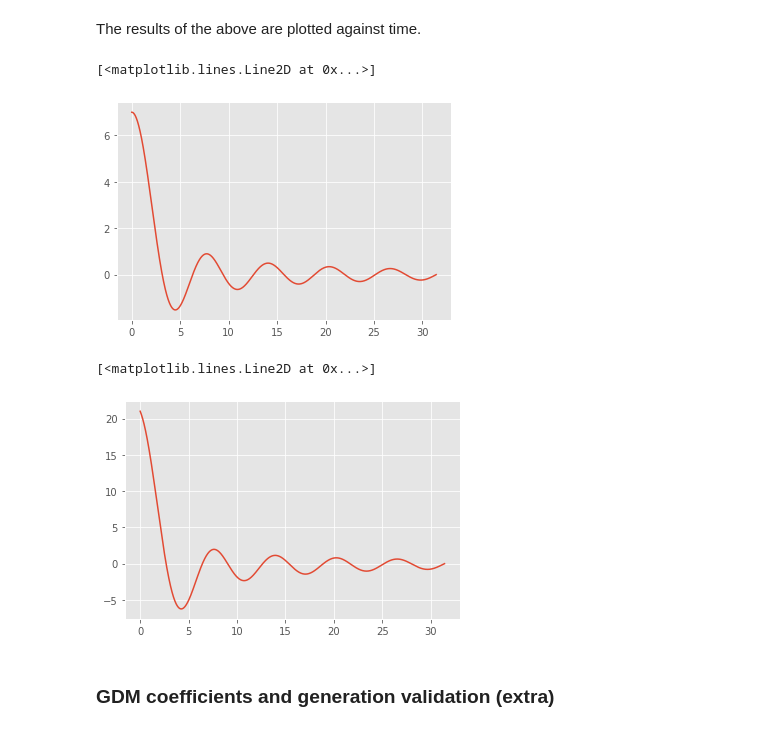
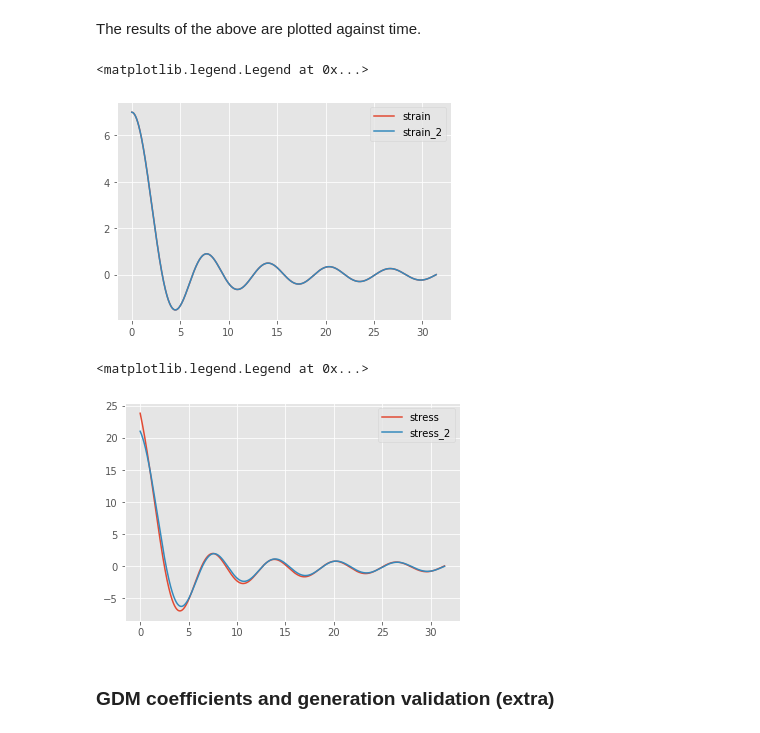
Before and after one commit to AlexB-B/DeePyMoD_torch_AlexVersion, a Jupyter notebook: notebooks/Example - VE - Synthetic Data Generation.ipynb, the cells around one changed output. Cells and saved outputs as stored; diff of their text form; code cells hidden in the pictures.

Commit message:
nb temp change to compare DG for two different models.

```diff
--- a/notebooks/Example - VE - Synthetic Data Generation.ipynb
+++ b/notebooks/Example - VE - Synthetic Data Generation.ipynb
@@ -47,0 +42,7 @@ eta = [15, 2.5]
+# %%
+input_type = 'Strain'
+mech_model = 'GMM'
+
+E = [0.61, 1.18, 1.61, 10**-30]
+eta = [1.59, 17.88, 10**-20]
+sum(E)
@@ -88,21 +108,32 @@ time_array = np.linspace(10**-10, 10*np.pi/omega, 5000).reshape(-1, 1)
 # %% [markdown]
 Here the response is calculated, as well as the manipulation evaluated at each given time point. The manipulation array is calculated by simply supplying teh time points to the manipulation expressions, whereas the response array is obtained the much more complex method involving Boltzmann superposition integrals which incorporate the model and manipulation description within the mathematics. The evaluated manipulation is not used in the major narrative, but is used for plotting and analysis. The shape of both arrays returned will match the time array, so will be column vectors also.
 # %%
-manipulation_array = input_expr(time_array)
-response_array = VE_datagen.calculate_strain_stress(input_type, time_array, input_expr, d_input_expr, E, eta)
-strain_array, stress_array = (manipulation_array, response_array) if input_type == 'Strain' else (response_array, manipulation_array)
+manipulation_array_1 = input_expr(time_array)
+response_array_1 = VE_datagen.calculate_strain_stress(input_type, time_array, input_expr, d_input_expr, E, eta)
+strain_array_1, stress_array_1 = (manipulation_array_1, response_array_1) if input_type == 'Strain' else (response_array_1, manipulation_array_1)
+# %%
+E = [1, 1, 1]
+eta = [2.5, 15]
+
+manipulation_array_2 = input_expr(time_array)
+response_array_2 = VE_datagen.calculate_strain_stress(input_type, time_array, input_expr, d_input_expr, E, eta)
+strain_array_2, stress_array_2 = (manipulation_array_2, response_array_2) if input_type == 'Strain' else (response_array_2, manipulation_array_2)
 # %% [markdown]
 The results of the above are plotted against time.
 # %%
-plt.plot(time_array.flatten(), strain_array.flatten(), label='strain')
+plt.plot(time_array.flatten(), strain_array_1.flatten(), label='strain')
+plt.plot(time_array.flatten(), strain_array_2.flatten(), label='strain_2')
+plt.legend()
 # %% [output]
-[<matplotlib.lines.Line2D at 0x...>]
+<matplotlib.legend.Legend at 0x...>
-[figure, old version]
+[figure, new version]
 # %%
-plt.plot(time_array.flatten(), stress_array.flatten(), label='stress')
+plt.plot(time_array.flatten(), stress_array_1.flatten(), label='stress')
+plt.plot(time_array.flatten(), stress_array_2.flatten(), label='stress_2')
+plt.legend()
 # %% [output]
-[<matplotlib.lines.Line2D at 0x...>]
+<matplotlib.legend.Legend at 0x...>
-[figure, old version]
+[figure, new version]
 # %% [markdown]
 ### GDM coefficients and generation validation (extra)
 # %% [markdown]
```
Also changed, not shown: parts of 4 cells of this notebook.
